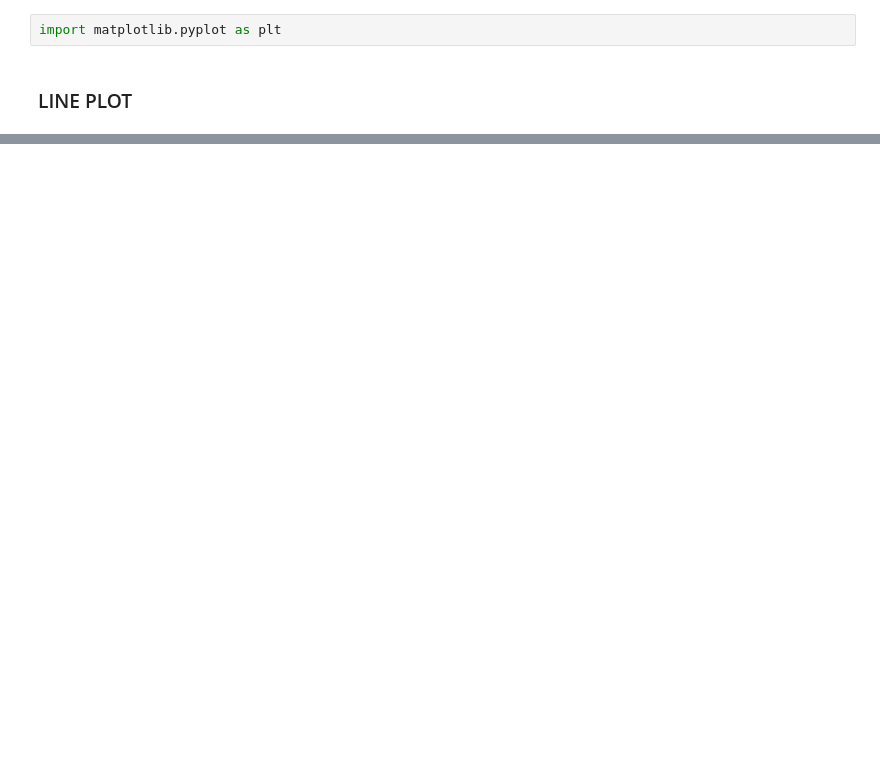
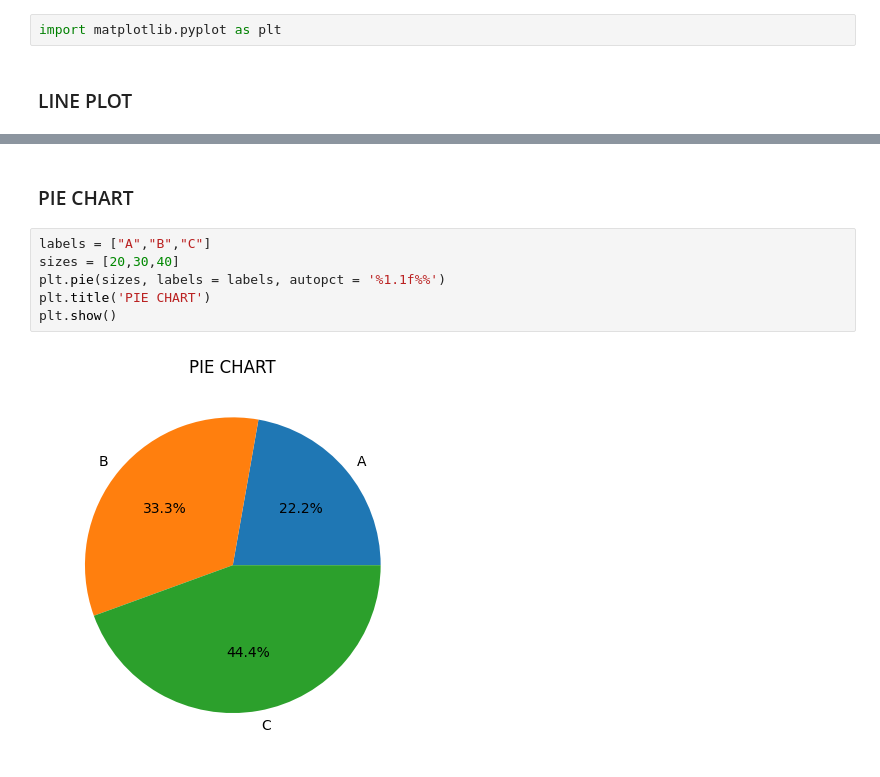
Before and after one commit to shaguntembhurne/MACHINE-LEARNING-, a Jupyter notebook: matplot_basics.ipynb, the cells around one changed output, grey strips where cells are left out. Saved outputs shown, nothing was run; the diff lists cells and outputs as text; blank space fills up the shorter version.

```diff
--- a/matplot_basics.ipynb
+++ b/matplot_basics.ipynb
@@ -16,0 +38,10 @@ plt.show()
+# %% [markdown]
+### PIE CHART
+# %%
+labels = ["A","B","C"]
+sizes = [20,30,40]
+plt.pie(sizes, labels = labels, autopct = '%1.1f%%')
+plt.title('PIE CHART')
+plt.show()
+# %% [output]
+[figure, added]
```
Also changed, not shown: parts of 9 cells of this notebook.
